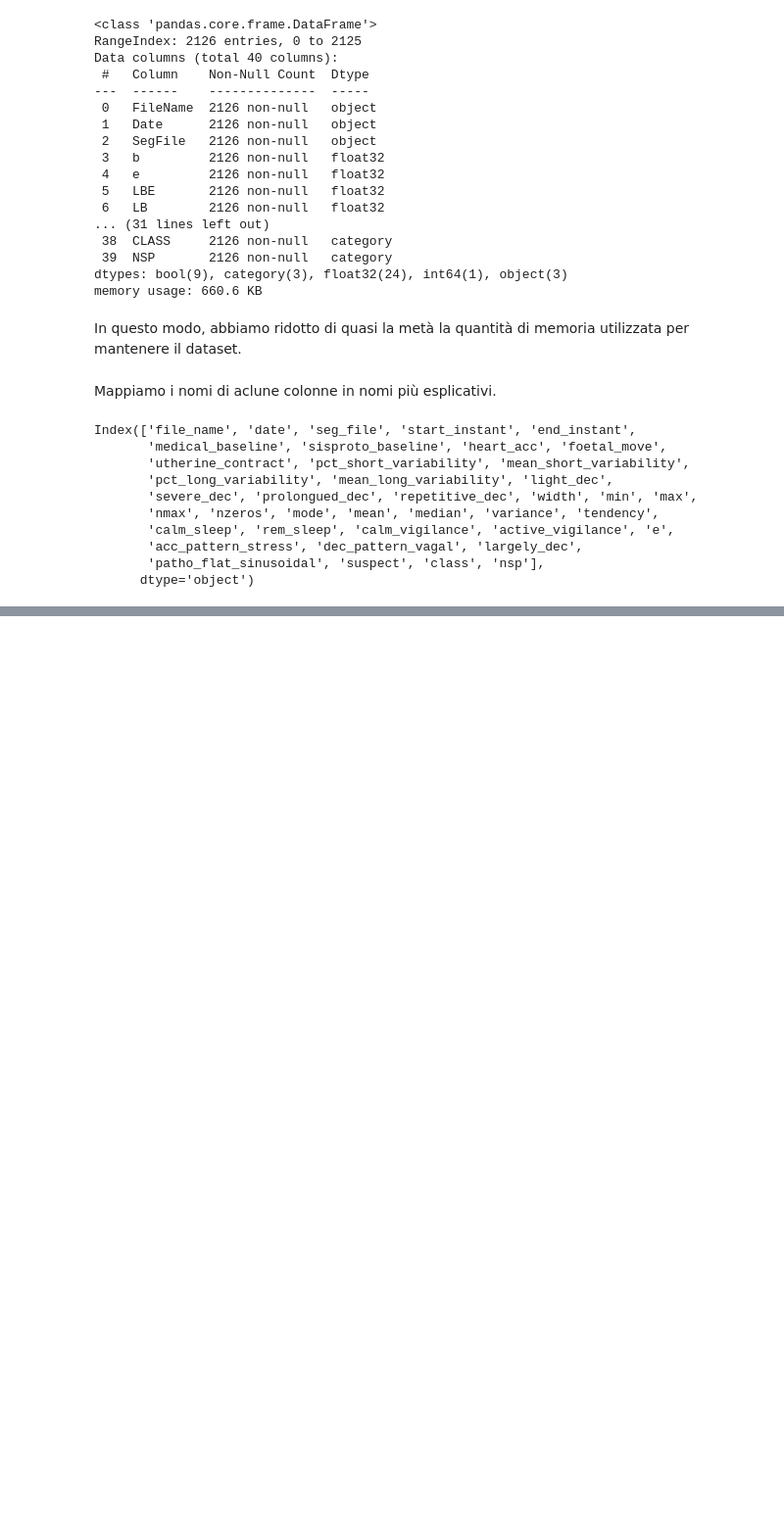
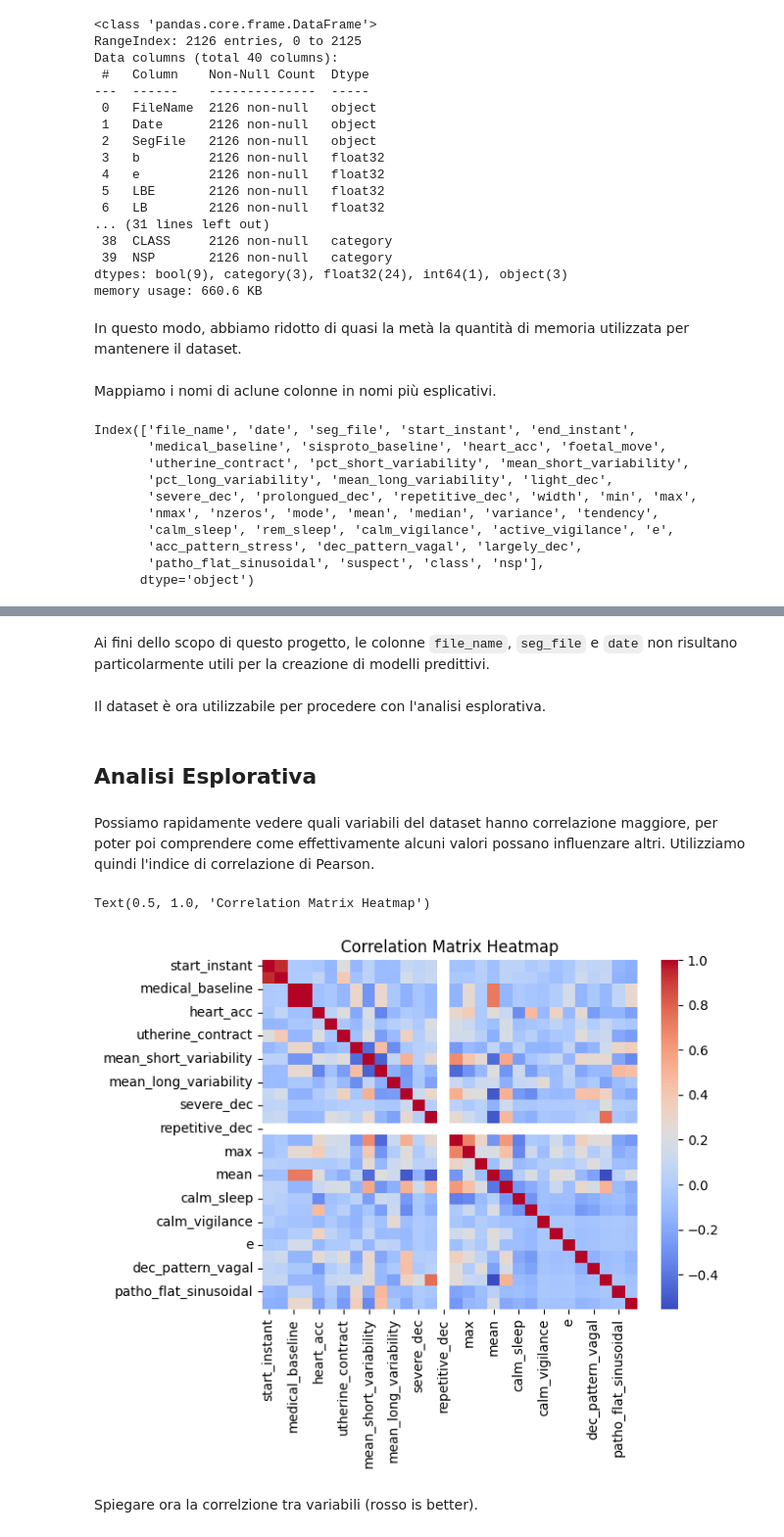
Before and after one commit to S-furi/CardioML, a Jupyter notebook: notebooks/cardio_ml.ipynb, the cells around one changed output, grey strips where cells are left out. Shown at 98% size. Saved outputs shown, nothing was run; the diff lists cells and outputs as text; code cells hidden in the pictures; blank space fills up the shorter version.

Commit message:
Finished prepping and added correlation heatmap

```diff
--- a/notebooks/cardio_ml.ipynb
+++ b/notebooks/cardio_ml.ipynb
@@ -175,0 +174,2 @@ raw_df.plot.scatter(x="start_instant", y="end_instant")
+# %% [markdown]
+Ai fini dello scopo di questo progetto, le colonne `file_name`, `seg_file` e `date` non risultano particolarmente utili per la creazione di modelli predittivi.
@@ -175,0 +178,17 @@ raw_df.plot.scatter(x="start_instant", y="end_instant")
+# %% [markdown]
+Il dataset è ora utilizzabile per procedere con l'analisi esplorativa.
+# %% [markdown]
+## Analisi Esplorativa
+# %% [markdown]
+Possiamo rapidamente vedere quali variabili del dataset hanno correlazione maggiore, per poter poi comprendere come effettivamente alcuni valori possano influenzare altri. Utilizziamo quindi l'indice di correlazione di Pearson.
+# %%
+corr_matrix = raw_df.drop(columns=['min', 'nmax', 'mode', 'median']) \
+    .corr(method="pearson")
+
+sns.heatmap(corr_matrix, cmap="coolwarm")
+plt.title("Correlation Matrix Heatmap")
+# %% [output]
+Text(0.5, 1.0, 'Correlation Matrix Heatmap')
+[figure, added]
+# %% [markdown]
+Spiegare ora la correlzione tra variabili (rosso is better).
```
Also changed, not shown: parts of 5 cells of this notebook.
